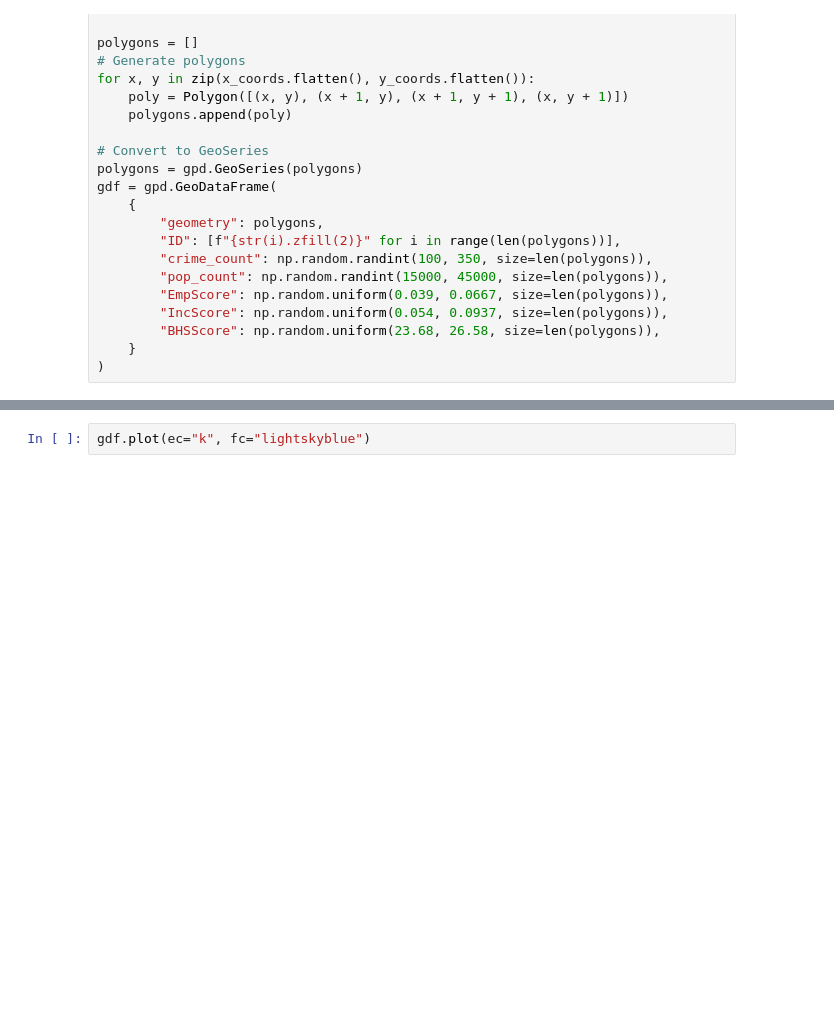
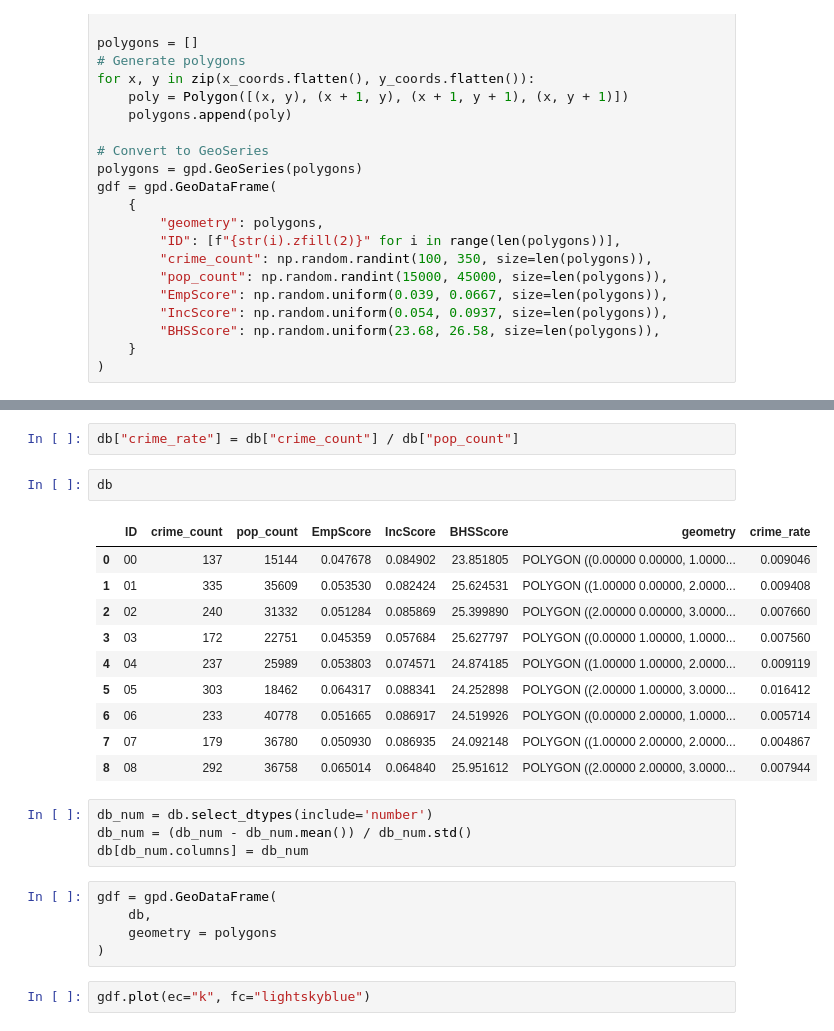
Before and after one commit to mushtary-mumu/crime_patterns, a Jupyter notebook: src/notebooks/test_data_prep.ipynb, the cells around one changed output, grey strips where cells are left out. Saved outputs shown, nothing was run; the diff lists cells and outputs as text; blank space fills up the shorter version.

```diff
--- a/src/notebooks/test_data_prep.ipynb
+++ b/src/notebooks/test_data_prep.ipynb
@@ -39,3 +50,27 @@ gdf = gpd.GeoDataFrame(
+# %%
+db["crime_rate"] = db["crime_count"] / db["pop_count"]
+# %%
+db
+# %% [output]
+|  | ID | crime_count | pop_count | EmpScore | IncScore | BHSScore | geometry | crime_rate |
+| 0 | 00 | 137 | 15144 | 0.047678 | 0.084902 | 23.851805 | POLYGON ((0.00000 0.00000, 1.0000... | 0.009046 |
+| 1 | 01 | 335 | 35609 | 0.053530 | 0.082424 | 25.624531 | POLYGON ((1.00000 0.00000, 2.0000... | 0.009408 |
+| 2 | 02 | 240 | 31332 | 0.051284 | 0.085869 | 25.399890 | POLYGON ((2.00000 0.00000, 3.0000... | 0.007660 |
+| 3 | 03 | 172 | 22751 | 0.045359 | 0.057684 | 25.627797 | POLYGON ((0.00000 1.00000, 1.0000... | 0.007560 |
+| 4 | 04 | 237 | 25989 | 0.053803 | 0.074571 | 24.874185 | POLYGON ((1.00000 1.00000, 2.0000... | 0.009119 |
+| 5 | 05 | 303 | 18462 | 0.064317 | 0.088341 | 24.252898 | POLYGON ((2.00000 1.00000, 3.0000... | 0.016412 |
+| 6 | 06 | 233 | 40778 | 0.051665 | 0.086917 | 24.519926 | POLYGON ((0.00000 2.00000, 1.0000... | 0.005714 |
+| 7 | 07 | 179 | 36780 | 0.050930 | 0.086935 | 24.092148 | POLYGON ((1.00000 2.00000, 2.0000... | 0.004867 |
+| 8 | 08 | 292 | 36758 | 0.065014 | 0.064840 | 25.951612 | POLYGON ((2.00000 2.00000, 3.0000... | 0.007944 |
+# %%
+db_num = db.select_dtypes(include='number')
+db_num = (db_num - db_num.mean()) / db_num.std()
+db[db_num.columns] = db_num
+# %%
+gdf = gpd.GeoDataFrame(
+    db,
+    geometry = polygons
+)
 # %%
 gdf.plot(ec="k", fc="lightskyblue")
 # %% [output]
```
Also changed, not shown: parts of 8 cells of this notebook, 7 other files.
